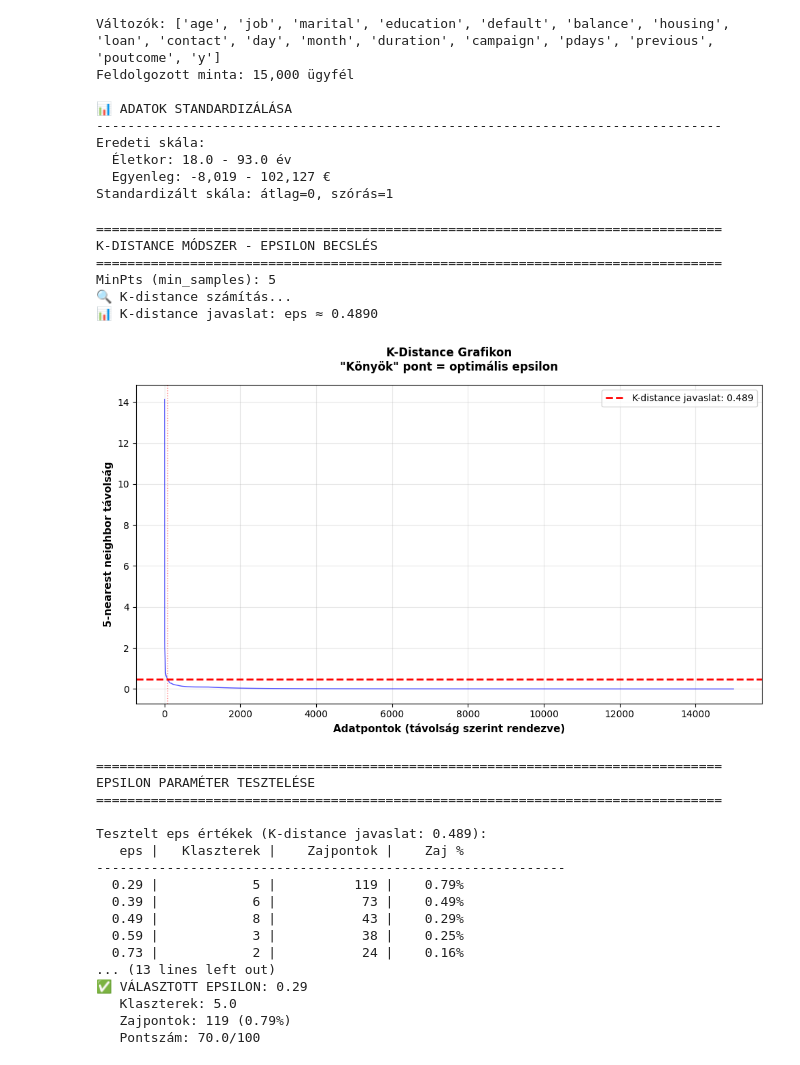
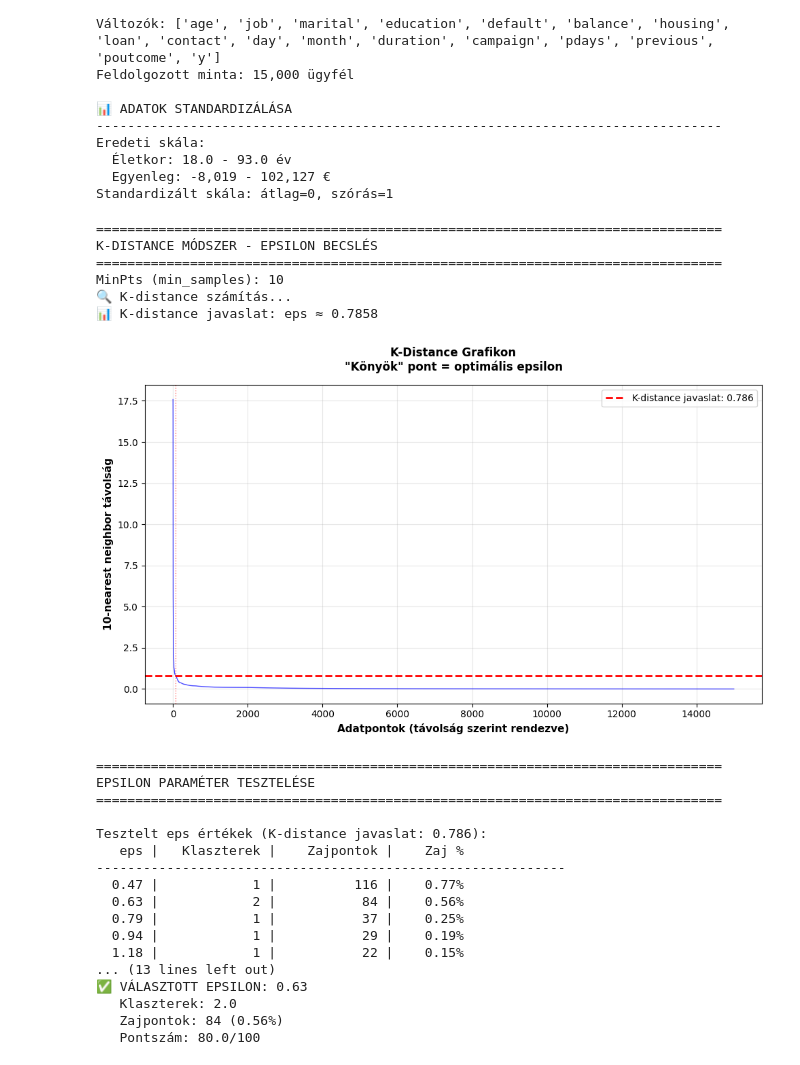
Before and after one commit to timbalv/bank_segmentation_ml, a Jupyter notebook: dbscan.ipynb, the cells around one changed output. Drawn from its saved outputs; the diff is of its cells as text; code cells hidden in the pictures.

```diff
--- a/dbscan.ipynb
+++ b/dbscan.ipynb
@@ -96,7 +96,7 @@ print("\n" + "=" * 80)
 print("K-DISTANCE MÓDSZER - EPSILON BECSLÉS")
 print("=" * 80)
 
-min_samples = 5
+min_samples = 10
 print(f"MinPts (min_samples): {min_samples}")
 
 # K-distance számítás
@@ -131,36 +131,36 @@ if len(k_distances) > 100:
 else:
     # Kis adathalmaz esetén egyszerű módszer
     diffs = np.diff(k_distances)
     knee_point = np.argmax(diffs)
     suggested_eps_kdist = k_distances[knee_point]
 
 print(f"📊 K-distance javaslat: eps ≈ {suggested_eps_kdist:.4f}")
 
 # K-distance grafikon
 fig, ax = plt.subplots(figsize=(10, 6))
 ax.plot(range(len(k_distances)), k_distances, 'b-', linewidth=1, alpha=0.7)
 ax.axhline(y=suggested_eps_kdist, color='r', linestyle='--', linewidth=2,
            label=f'K-distance javaslat: {suggested_eps_kdist:.3f}')
 ax.axvline(x=knee_point, color='r', linestyle=':', linewidth=1, alpha=0.5)
 
 ax.set_xlabel('Adatpontok (távolság szerint rendezve)', fontsize=11, fontweight='bold')
 ax.set_ylabel(f'{min_samples}-nearest neighbor távolság', fontsize=11, fontweight='bold')
 ax.set_title('K-Distance Grafikon\n"Könyök" pont = optimális epsilon',
              fontsize=12, fontweight='bold', pad=15)
 ax.legend(fontsize=10)
 ax.grid(True, alpha=0.3)
 
 plt.tight_layout()
 #plt.savefig('/mnt/user-data/outputs/dbscan_kdistance_javitott.png', dpi=300, bbox_inches='tight')
 #print("✓ K-distance grafikon mentve: dbscan_kdistance_javitott.png")
 # %% [output]
 ================================================================================
 K-DISTANCE MÓDSZER - EPSILON BECSLÉS
 ================================================================================
-MinPts (min_samples): 5
+MinPts (min_samples): 10
 🔍 K-distance számítás...
-📊 K-distance javaslat: eps ≈ 0.4890
+📊 K-distance javaslat: eps ≈ 0.7858
-[figure, old version]
+[figure, new version]
 # %%
 # ============================================================================
 # 3. EPSILON TESZTELÉS ÉS INTELLIGENS KIVÁLASZTÁS
@@ -268,19 +268,19 @@ print(f"   Pontszám: {best_row['score']}/100")
 EPSILON PARAMÉTER TESZTELÉSE
 ================================================================================
 
-Tesztelt eps értékek (K-distance javaslat: 0.489):
+Tesztelt eps értékek (K-distance javaslat: 0.786):
    eps |   Klaszterek |    Zajpontok |    Zaj %
 ------------------------------------------------------------
-  0.29 |            5 |          119 |    0.79%
-  0.39 |            6 |           73 |    0.49%
-  0.49 |            8 |           43 |    0.29%
-  0.59 |            3 |           38 |    0.25%
-  0.73 |            2 |           24 |    0.16%
+  0.47 |            1 |          116 |    0.77%
+  0.63 |            2 |           84 |    0.56%
+  0.79 |            1 |           37 |    0.25%
+  0.94 |            1 |           29 |    0.19%
+  1.18 |            1 |           22 |    0.15%
 ... (13 lines left out)
-✅ VÁLASZTOTT EPSILON: 0.29
-   Klaszterek: 5.0
-   Zajpontok: 119 (0.79%)
-   Pontszám: 70.0/100
+✅ VÁLASZTOTT EPSILON: 0.63
+   Klaszterek: 2.0
+   Zajpontok: 84 (0.56%)
+   Pontszám: 80.0/100
 # %%
 # ============================================================================
 # 5. VÉGLEGES DBSCAN FUTTATÁSA
```
Also changed, not shown: parts of 4 cells of this notebook, 8 other files.
